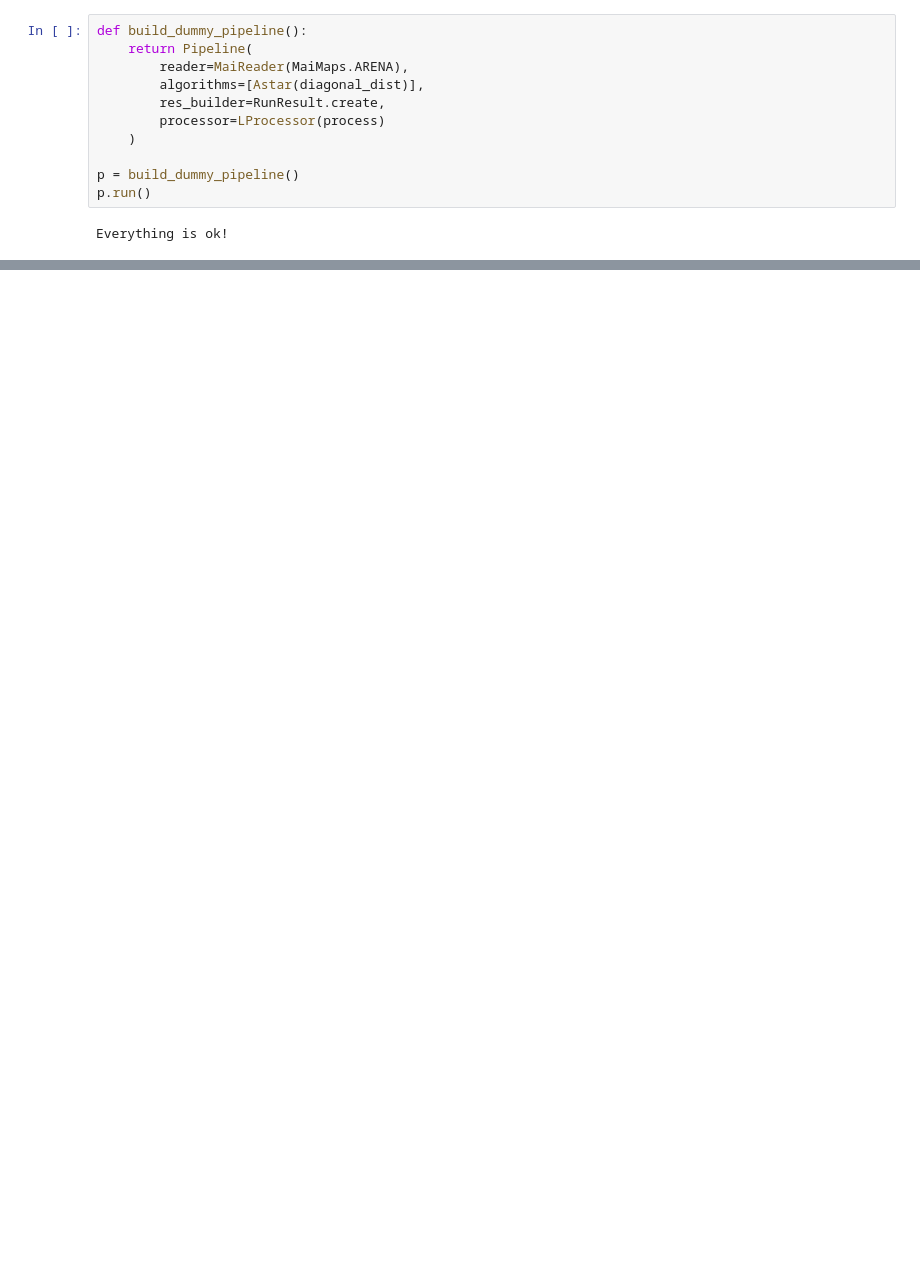
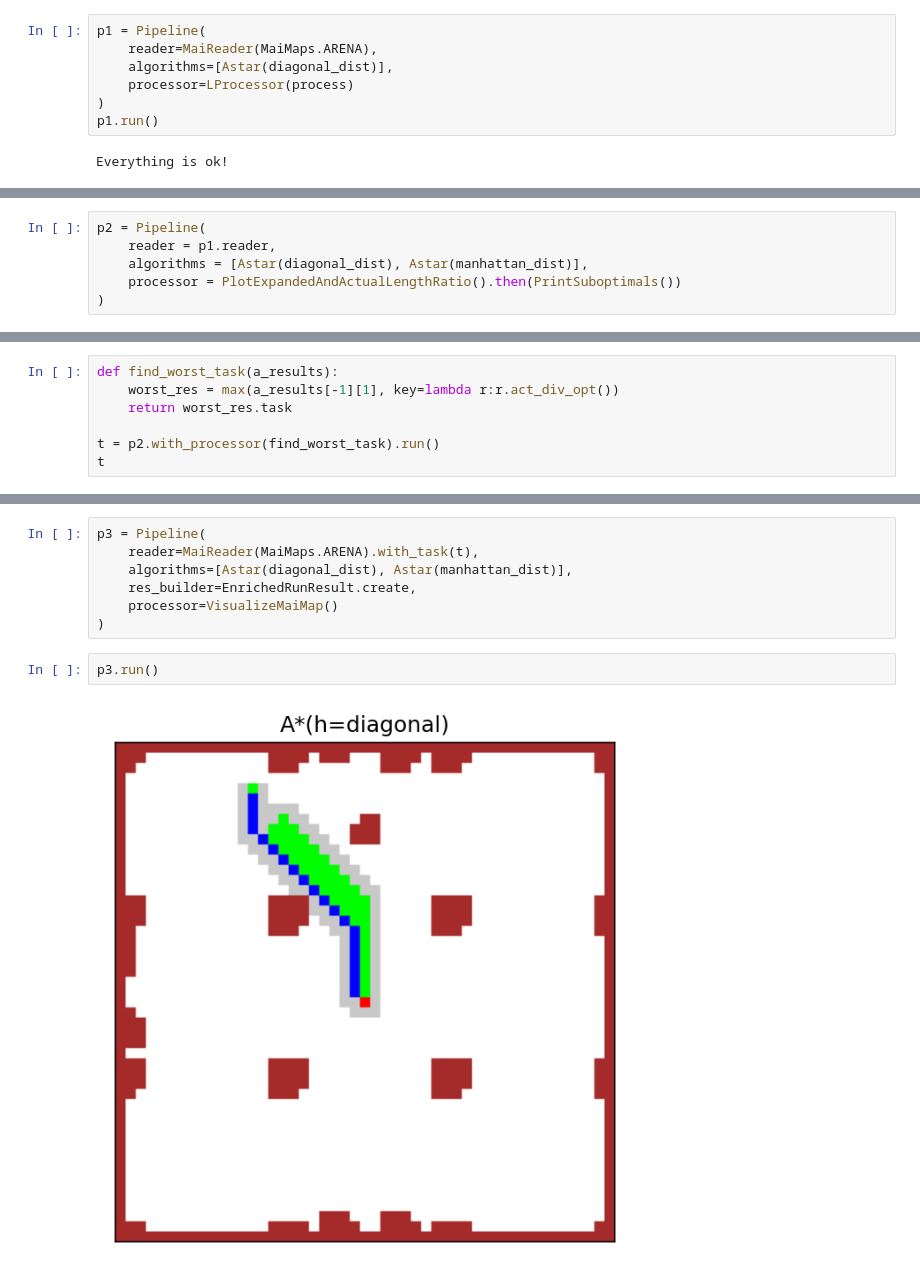
Before and after one commit to evjava/HeuristicsBetterThan, a Jupyter notebook: 01_Example.ipynb, the cells around one changed output, grey strips where cells are left out. Drawn from its saved outputs; the diff is of its cells as text; blank space fills up the shorter version.

Commit message:
master: implemented map visualization

```diff
--- a/01_Example.ipynb
+++ b/01_Example.ipynb
@@ -49,16 +49,12 @@ def process(a_results):
 # %% [markdown]
 ### Let's build simple pipeline
 # %%
-def build_dummy_pipeline():
-    return Pipeline(
-        reader=MaiReader(MaiMaps.ARENA),
-        algorithms=[Astar(diagonal_dist)],
-        res_builder=RunResult.create,
-        processor=LProcessor(process)
-    )
-
-p = build_dummy_pipeline()
-p.run()
+p1 = Pipeline(
+    reader=MaiReader(MaiMaps.ARENA),
+    algorithms=[Astar(diagonal_dist)],
+    processor=LProcessor(process)
+)
+p1.run()
 # %% [output]
 Everything is ok!
 # %% [markdown]
@@ -122,0 +67,6 @@ mean subopt  1.04
+# %%
+p2 = Pipeline(
+    reader = p1.reader,
+    algorithms = [Astar(diagonal_dist), Astar(manhattan_dist)],
+    processor = PlotExpandedAndActualLengthRatio().then(PrintSuboptimals())
+)
@@ -122,0 +87,7 @@ mean subopt  1.04
+# %%
+def find_worst_task(a_results):
+    worst_res = max(a_results[-1][1], key=lambda r:r.act_div_opt())
+    return worst_res.task
+
+t = p2.with_processor(find_worst_task).run()
+t
@@ -122,0 +101,11 @@ mean subopt  1.04
+# %%
+p3 = Pipeline(
+    reader=MaiReader(MaiMaps.ARENA).with_task(t),
+    algorithms=[Astar(diagonal_dist), Astar(manhattan_dist)],
+    res_builder=EnrichedRunResult.create,
+    processor=VisualizeMaiMap()
+)
+# %%
+p3.run()
+# %% [output]
+[figure, added]
```
Also changed, not shown: parts of 11 cells of this notebook, 14 other files.
